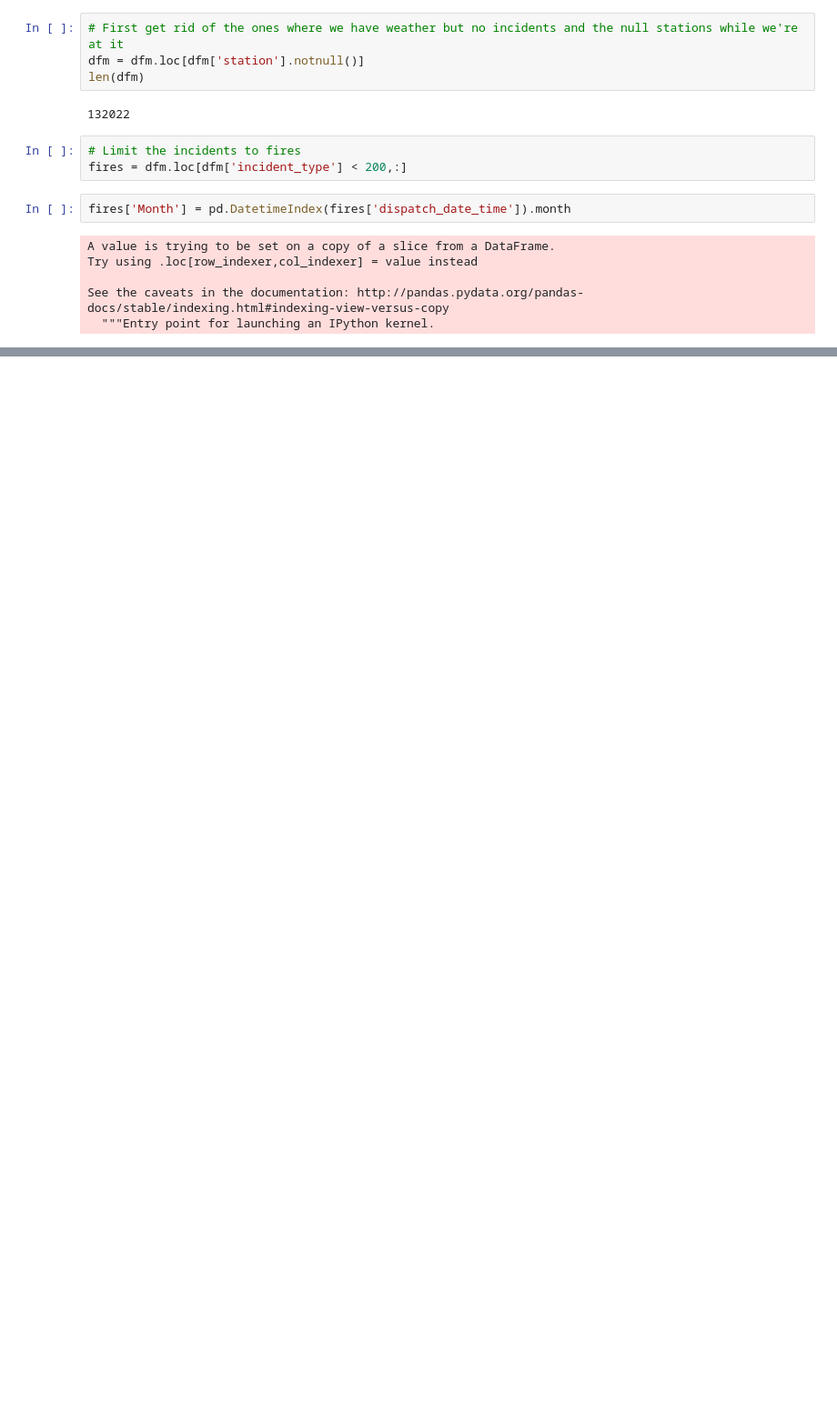
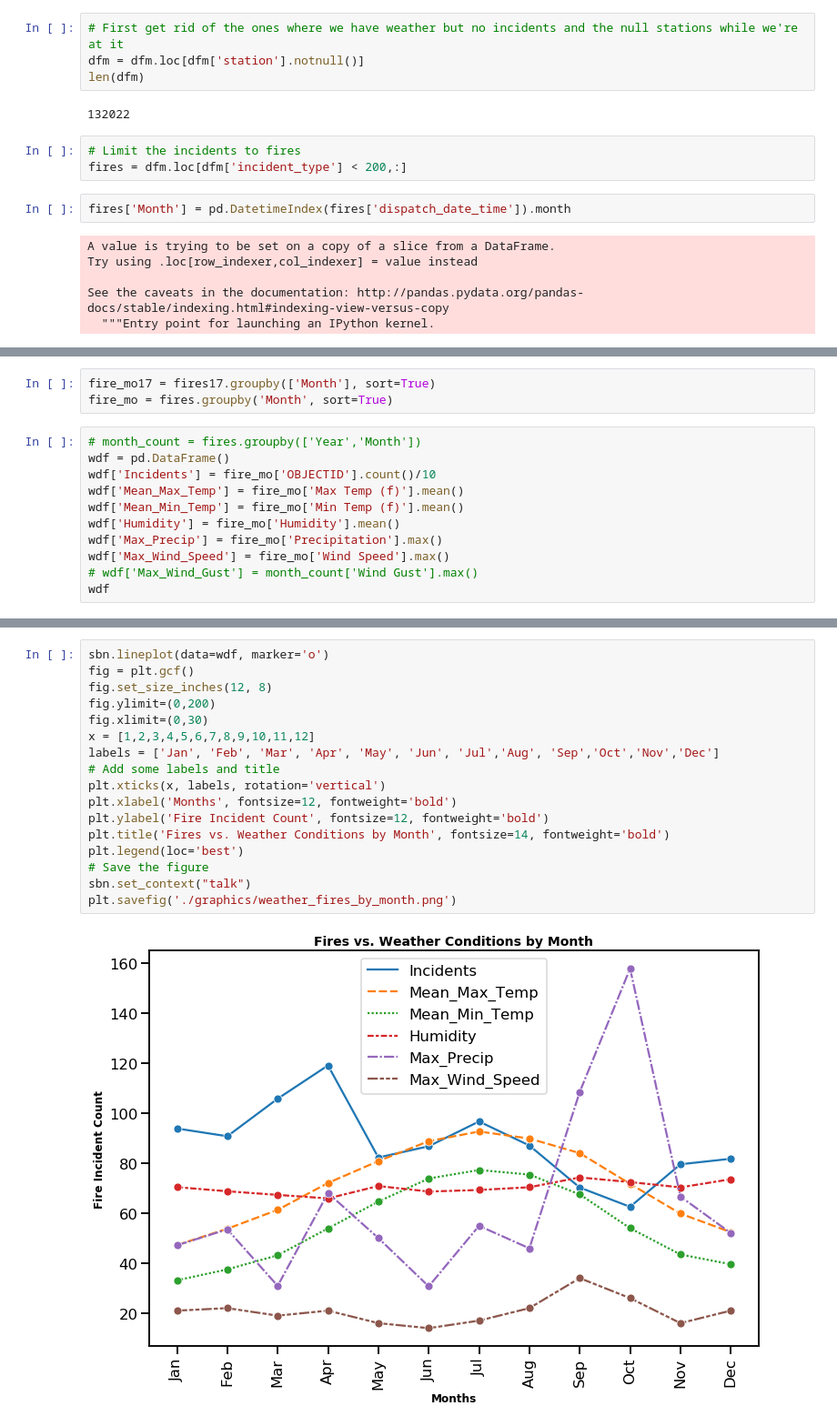
Before and after one commit to xjarodx/Project_1_Group_7, a Jupyter notebook: Fire_Data_Plotting_Weather.ipynb, the cells around one changed output, grey strips where cells are left out. Shown at 91% size. Drawn from its saved outputs; the diff is of its cells as text; blank space fills up the shorter version.

Commit message:
adding some weather plots

```diff
--- a/Fire_Data_Plotting_Weather.ipynb
+++ b/Fire_Data_Plotting_Weather.ipynb
@@ -82,0 +89,14 @@ See the caveats in the documentation: http://pandas.pydata.org/pandas-docs/stabl
+# %%
+fire_mo17 = fires17.groupby(['Month'], sort=True)
+fire_mo = fires.groupby('Month', sort=True)
+# %%
+# month_count = fires.groupby(['Year','Month'])
+wdf = pd.DataFrame()
+wdf['Incidents'] = fire_mo['OBJECTID'].count()/10
+wdf['Mean_Max_Temp'] = fire_mo['Max Temp (f)'].mean()
+wdf['Mean_Min_Temp'] = fire_mo['Min Temp (f)'].mean()
+wdf['Humidity'] = fire_mo['Humidity'].mean()
+wdf['Max_Precip'] = fire_mo['Precipitation'].max()
+wdf['Max_Wind_Speed'] = fire_mo['Wind Speed'].max()
+# wdf['Max_Wind_Gust'] = month_count['Wind Gust'].max()
+wdf
@@ -82,0 +118,19 @@ See the caveats in the documentation: http://pandas.pydata.org/pandas-docs/stabl
+# %%
+sbn.lineplot(data=wdf, marker='o')
+fig = plt.gcf()
+fig.set_size_inches(12, 8)
+fig.ylimit=(0,200)
+fig.xlimit=(0,30)
+x = [1,2,3,4,5,6,7,8,9,10,11,12]
+labels = ['Jan', 'Feb', 'Mar', 'Apr', 'May', 'Jun', 'Jul','Aug', 'Sep','Oct','Nov','Dec']
+# Add some labels and title
+plt.xticks(x, labels, rotation='vertical')
+plt.xlabel('Months', fontsize=12, fontweight='bold')
+plt.ylabel('Fire Incident Count', fontsize=12, fontweight='bold')
+plt.title('Fires vs. Weather Conditions by Month', fontsize=14, fontweight='bold')
+plt.legend(loc='best')
+# Save the figure
+sbn.set_context("talk")
+plt.savefig('./graphics/weather_fires_by_month.png')
+# %% [output]
+[figure, added]
```
Also changed, not shown: parts of 14 cells of this notebook, 2 other files.
